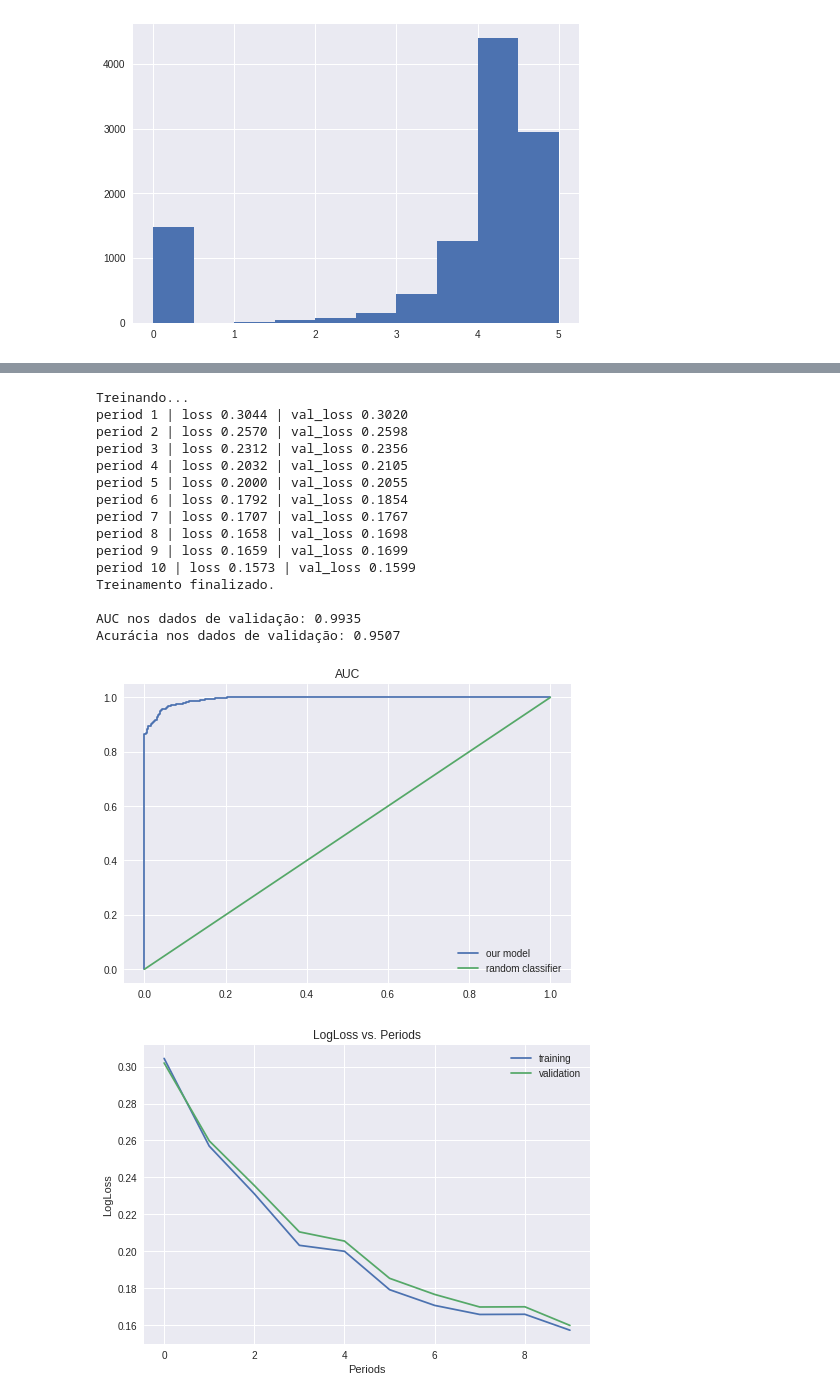
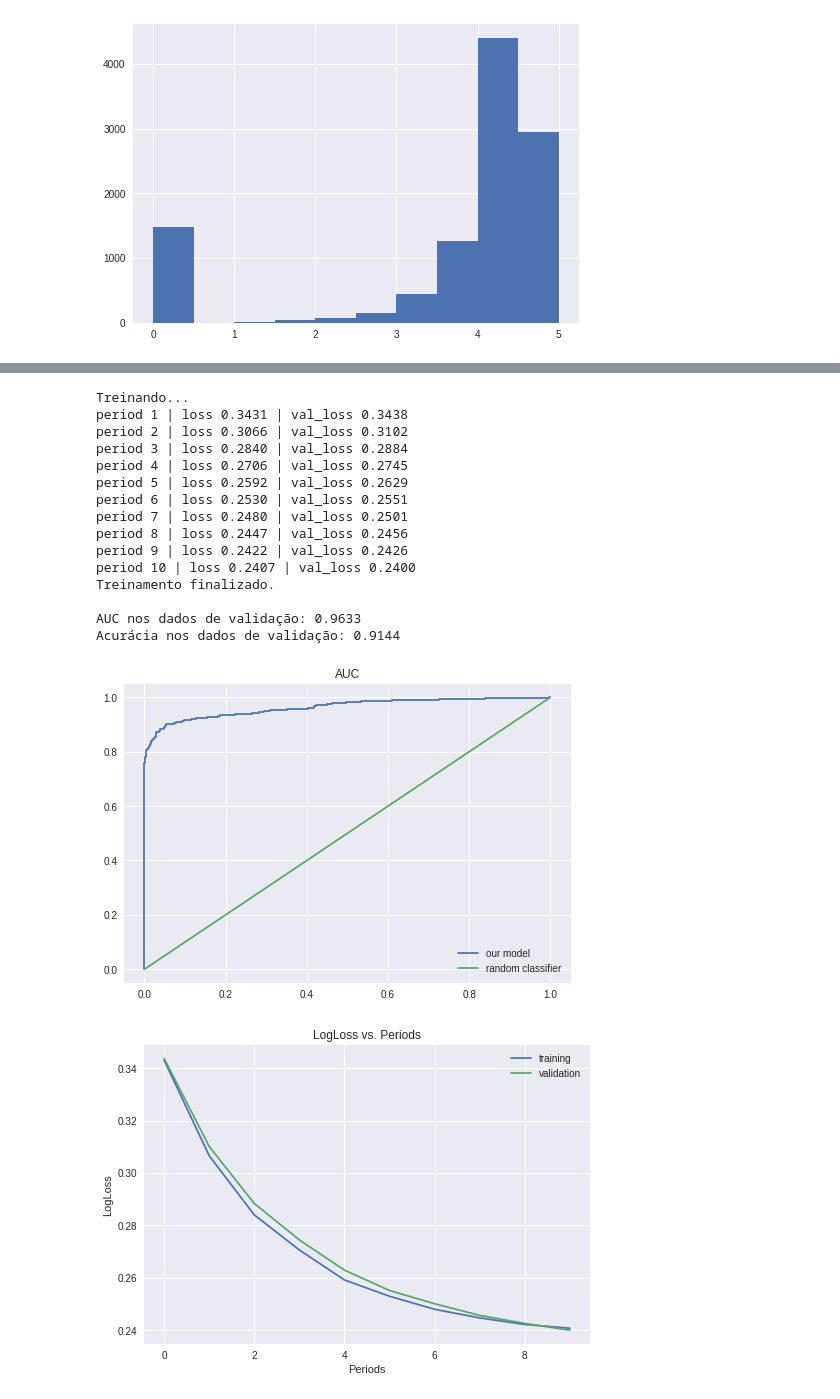
Before and after one commit to arthurflor23/courses, a Jupyter notebook: google-machine-learning-crash-course/16_google_play_store_(ratings).ipynb, the cells around one changed output, grey strips where cells are left out. Saved outputs shown, nothing was run; the diff lists cells and outputs as text; code cells hidden in the pictures.

Commit message:
fix training features

```diff
--- a/google-machine-learning-crash-course/16_google_play_store_(ratings).ipynb
+++ b/google-machine-learning-crash-course/16_google_play_store_(ratings).ipynb
@@ -50,13 +52,14 @@ def preprocess_features(googleplaystore_dataframe):
 
   selected_features = googleplaystore_dataframe[[
       "category",
-      "rating",
       "review",
+      "size",
       "install",
       "type",
       "price",
       "content_rating",
       "genre",
+      "android_ver",
    ]]
 
   processed_features = selected_features.copy()
@@ -65,9 +68,12 @@ def preprocess_features(googleplaystore_dataframe):
   processed_features["category"] = pd.Categorical(processed_features["category"]).codes
   processed_features["content_rating"] = pd.Categorical(processed_features["content_rating"]).codes
   processed_features["genre"] = pd.Categorical(processed_features["genre"]).codes
+  processed_features["android_ver"] = pd.Categorical(processed_features["android_ver"]).codes
 
   # Criando atributo sintético.
-  processed_features["rating_per_install"] = (googleplaystore_dataframe["rating"] * googleplaystore_dataframe["install"])
+#   processed_features["rating_per_install"] = (googleplaystore_dataframe["rating"] * googleplaystore_dataframe["install"])
+  processed_features["install_sub_review"] = (googleplaystore_dataframe["install"] - googleplaystore_dataframe["review"])
+
   return processed_features
 
 def preprocess_targets(googleplaystore_dataframe):
@@ -82,15 +88,16 @@ def preprocess_targets(googleplaystore_dataframe):
 
   output_targets = pd.DataFrame()
 
-  # Criando valor representando um "app de sucesso" com limiar de rating em 4 e número de reviews em 1000.
-  norm_rating = (googleplaystore_dataframe["rating"] * (googleplaystore_dataframe["install"]/100))
+  # Criando valor booleano representando um "app de sucesso".
+  norm_rating = (googleplaystore_dataframe["rating"] * (googleplaystore_dataframe["install"]/100))r
+
   output_targets["app_success"] = (norm_rating > 4).astype(float)
 
   return output_targets
 # %%
 length = len(googleplaystore_dataframe)
-training_len = int(length * 0.75)
-validation_len = int(length * 0.25)
+training_len = int(length * 0.8)
+validation_len = int(length * 0.2)
 
 training_examples = preprocess_features(googleplaystore_dataframe.head(training_len))
 training_targets = preprocess_targets(googleplaystore_dataframe.head(training_len))
@@ -271,28 +278,28 @@ def train_linear_classifier_model(learning_rate, steps, batch_size, training_exa
   return linear_classifier
 # %%
 linear_classifier = train_linear_classifier_model(
-    learning_rate=0.00005,
-    steps=1000,
-    batch_size=200,
+    learning_rate=0.000003,
+    steps=10000,
+    batch_size=500,
     training_examples=training_examples,
     training_targets=training_targets,
     validation_examples=validation_examples,
     validation_targets=validation_targets)
 # %% [output]
 Treinando...
-period 1 | loss 0.3044 | val_loss 0.3020
-period 2 | loss 0.2570 | val_loss 0.2598
-period 3 | loss 0.2312 | val_loss 0.2356
-period 4 | loss 0.2032 | val_loss 0.2105
-period 5 | loss 0.2000 | val_loss 0.2055
-period 6 | loss 0.1792 | val_loss 0.1854
-period 7 | loss 0.1707 | val_loss 0.1767
-period 8 | loss 0.1658 | val_loss 0.1698
-period 9 | loss 0.1659 | val_loss 0.1699
-period 10 | loss 0.1573 | val_loss 0.1599
+period 1 | loss 0.3431 | val_loss 0.3438
+period 2 | loss 0.3066 | val_loss 0.3102
+period 3 | loss 0.2840 | val_loss 0.2884
+period 4 | loss 0.2706 | val_loss 0.2745
+period 5 | loss 0.2592 | val_loss 0.2629
+period 6 | loss 0.2530 | val_loss 0.2551
+period 7 | loss 0.2480 | val_loss 0.2501
+period 8 | loss 0.2447 | val_loss 0.2456
+period 9 | loss 0.2422 | val_loss 0.2426
+period 10 | loss 0.2407 | val_loss 0.2400
 Treinamento finalizado.
 
-AUC nos dados de validação: 0.9935
-Acurácia nos dados de validação: 0.9507
+AUC nos dados de validação: 0.9633
+Acurácia nos dados de validação: 0.9144
-[figure, old version]
+[figure, new version]
-[figure, old version]
+[figure, new version]
```
Also changed, not shown: parts of 3 cells of this notebook.
